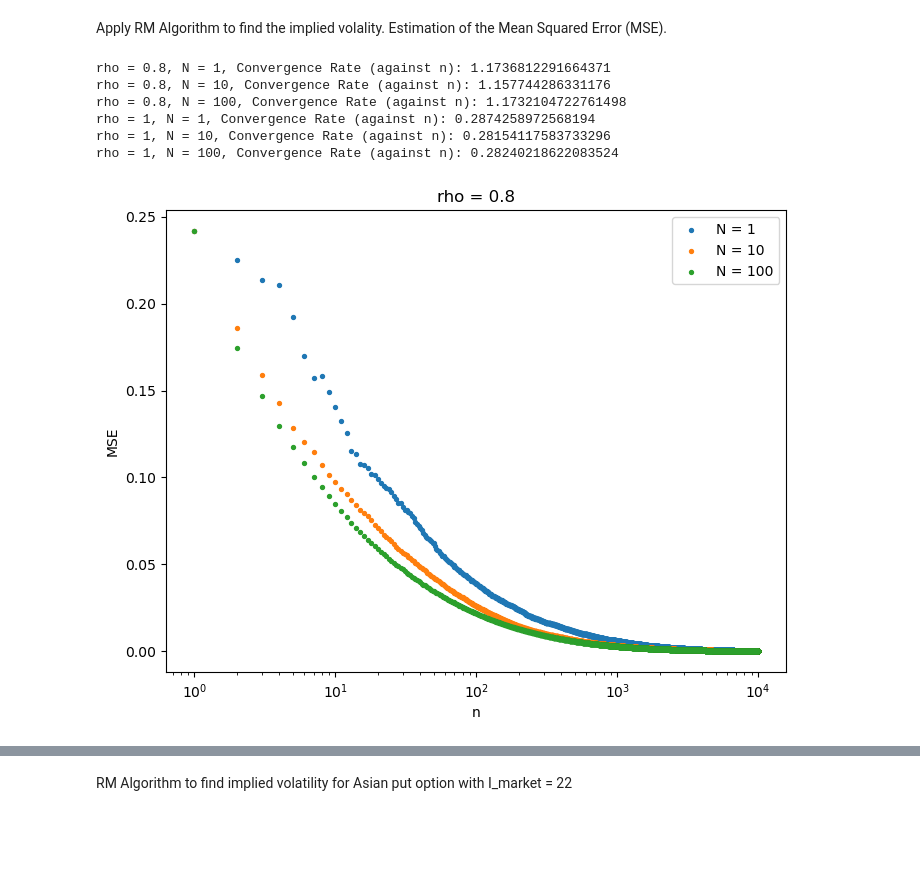
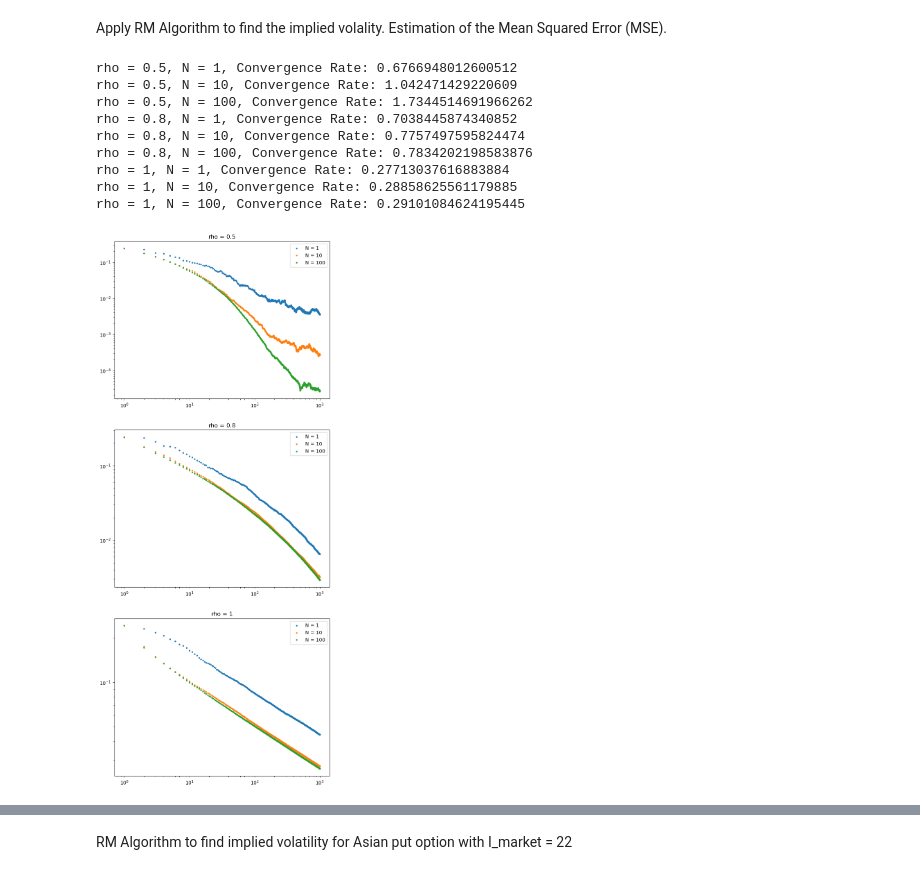
Before and after one commit to Drykx/Monte-Carlo-Project, a Jupyter notebook: EuropeanOptions.ipynb, the cells around one changed output, grey strips where cells are left out. Saved outputs shown, nothing was run; the diff lists cells and outputs as text; code cells hidden in the pictures; blank space fills up the shorter version.

```diff
--- a/EuropeanOptions.ipynb
+++ b/EuropeanOptions.ipynb
@@ -58,15 +58,14 @@ def Simulate_Stock_Price(S_0,sigma, r, T, m,N):
         m GBM evaluated at time t (m_features,)
     """
     simulations = np.ndarray((N, m))
-    expXt = st.lognorm.rvs(s=np.sqrt(sigma ** 2 * T / m), loc=0, scale=np.exp((r - 0.5 * sigma ** 2) * T / m), size=m*N)
-    expXt_reshaped = expXt.reshape((N, m), order='F')  # Reshape the array to m rows and N columns
+    expXt = st.lognorm.rvs(s=np.sqrt(sigma**2 * T / m), loc=0, scale=np.exp((r - 0.5 * sigma**2) * T / m), size=m*N)
+    expXt_reshaped = expXt.reshape((N, m))
     simulations = np.cumprod(np.concatenate([np.ones((N, 1)) * S_0, expXt_reshaped], axis=1), axis=1)
     return simulations[:, 1:]
 
 def RM_European(n, N, rho, K, S0, T, r, I_market):
-    sigma_0 = 1
-    alpha_0 = 2/(K+S0)
-
+    sigma_0=1
+    alpha_0=2/(K+S0)
     sigma_estim = np.empty((n,))
     sigma_estim[0] = sigma_0
 
@@ -93,45 +92,41 @@ print(sigma_opt)
 # %% [markdown]
 Apply RM Algorithm to find the implied volality. Estimation of the Mean Squared Error (MSE).
 # %%
-n = 10000
+n = 1000
 iterations = 100
 K, S0, r, T, I_market = 120, 100, 0.05, 0.2, 22
-for rho in [0.8,1]:
-    _, ax1 = plt.subplots(figsize=(8,6))
-    _, ax2 = plt.subplots(figsize=(8,6))
-    ax1.set_title('rho = ' + str(rho))
-    ax2.set_title('rho = ' + str(rho))
+rhos = [0.5,0.8,1]
+fig, axs = plt.subplots(3, 1, figsize=(8,20))
+for i, rho in enumerate(rhos):
+    ax = axs[i]
     for N in [1,10,100]:
         # Estimate expectation of MSE
         all_sigma_estim = np.empty((iterations,n))
         for i in range(iterations):
             all_sigma_estim[i] = RM_European(n, N, rho, K, S0, T, r, I_market)
         MSE = np.mean((all_sigma_estim - sigma_opt)**2, axis=0)
-
-        ax1.scatter(np.arange(1,n+1), MSE, label='N = ' + str(N), s=8)
-        ax2.scatter(N * np.arange(1,n+1), MSE, label='N = ' + str(N), s=8)
+        ax.scatter(np.arange(1,n+1), MSE, label='N = ' + str(N), s=5)
 
         #  Calculate convergence rate
         log_n_iterations = np.log(np.arange(1,n+1))
         log_errors = np.log(MSE)
-        convergence_rate_n =  - linregress(log_n_iterations, log_errors)[0]
-        print('rho = ' + str(rho) + ', N = ' + str(N) + ', Convergence Rate (against n): ' + str(convergence_rate_n))
+        convergence_rate =  - linregress(log_n_iterations, log_errors)[0]
+        print('rho = ' + str(rho) + ', N = ' + str(N) + ', Convergence Rate: ' + str(convergence_rate))
 
-
-    ax1.set_xscale('log')
-    ax1.legend()
-    ax1.set_xlabel('n')
-    ax1.set_ylabel('MSE')
-
-    ax2.set_xscale('log')
-    ax2.legend()
-    ax2.set_xlabel('N x n')
-    ax2.set_ylabel('MSE')
+    ax.set_title('rho = ' + str(rho))
+    ax.set_xscale('log')
+    ax.set_yscale('log')
+    ax.legend()
+    # ax.set_xlabel('n')
+    # ax.set_ylabel('MSE')
 # %% [output]
-rho = 0.8, N = 1, Convergence Rate (against n): 1.1736812291664371
-rho = 0.8, N = 10, Convergence Rate (against n): 1.157744286331176
-rho = 0.8, N = 100, Convergence Rate (against n): 1.1732104722761498
-rho = 1, N = 1, Convergence Rate (against n): 0.2874258972568194
-rho = 1, N = 10, Convergence Rate (against n): 0.28154117583733296
-rho = 1, N = 100, Convergence Rate (against n): 0.28240218622083524
+rho = 0.5, N = 1, Convergence Rate: 0.6766948012600512
+rho = 0.5, N = 10, Convergence Rate: 1.042471429220609
+rho = 0.5, N = 100, Convergence Rate: 1.7344514691966262
+rho = 0.8, N = 1, Convergence Rate: 0.7038445874340852
+rho = 0.8, N = 10, Convergence Rate: 0.7757497595824474
+rho = 0.8, N = 100, Convergence Rate: 0.7834202198583876
+rho = 1, N = 1, Convergence Rate: 0.27713037616883884
+rho = 1, N = 10, Convergence Rate: 0.28858625561179885
+rho = 1, N = 100, Convergence Rate: 0.29101084624195445
-[figure, old version]
+[figure, new version]
```
Also changed, not shown: parts of 13 cells of this notebook.
